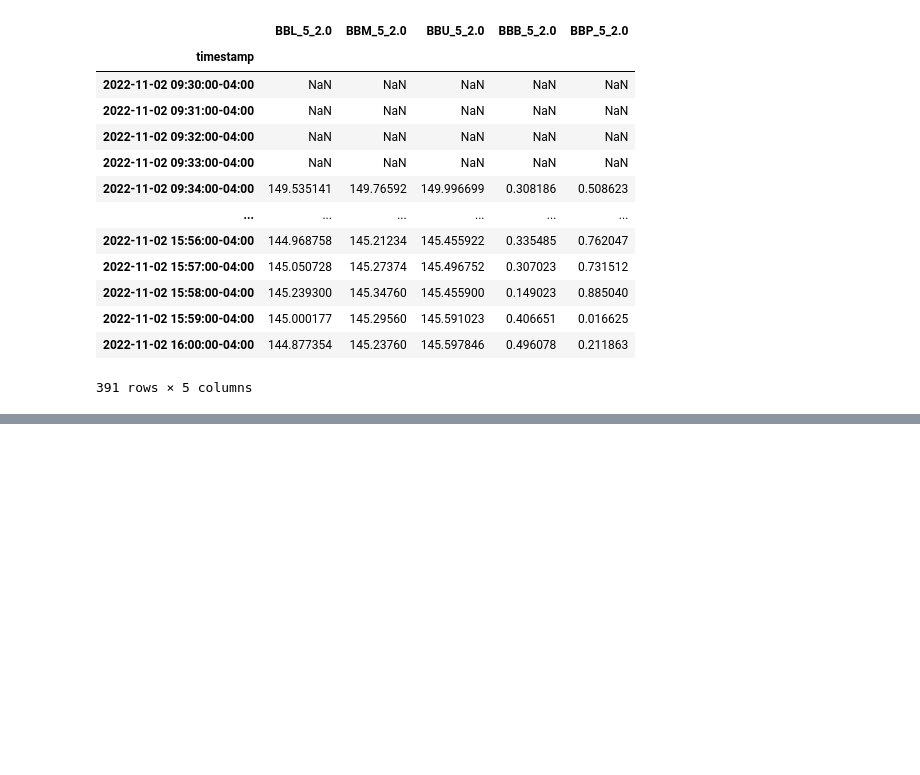
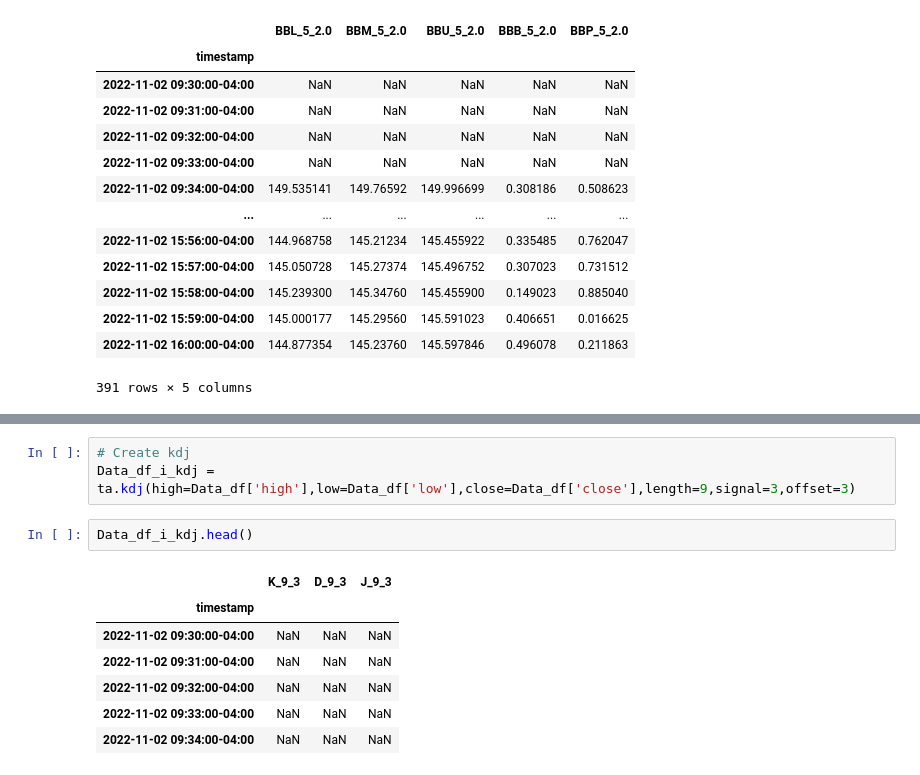
Before and after one commit to Latnid/AlgoTrader, a Jupyter notebook: Modules/indicators.ipynb, the cells around one changed output, grey strips where cells are left out. Drawn from its saved outputs; the diff is of its cells as text; blank space fills up the shorter version.

```diff
--- a/Modules/indicators.ipynb
+++ b/Modules/indicators.ipynb
@@ -53,3 +51,16 @@ Data_i_bbands.hvplot(
 )*Data_df[Data_df['symbol']=='AAPL']['close'].hvplot()
 # %% [output]
 [interactive output not drawn]
+# %%
+# Create kdj
+Data_df_i_kdj = ta.kdj(high=Data_df['high'],low=Data_df['low'],close=Data_df['close'],length=9,signal=3,offset=3)
+# %%
+Data_df_i_kdj.head()
+# %% [output]
+|  | K_9_3 | D_9_3 | J_9_3 |
+| timestamp |  |  |  |
+| 2022-11-02 09:30:00-04:00 | NaN | NaN | NaN |
+| 2022-11-02 09:31:00-04:00 | NaN | NaN | NaN |
+| 2022-11-02 09:32:00-04:00 | NaN | NaN | NaN |
+| 2022-11-02 09:33:00-04:00 | NaN | NaN | NaN |
+| 2022-11-02 09:34:00-04:00 | NaN | NaN | NaN |
```
Also changed, not shown: parts of 8 cells of this notebook, 7 other files.
